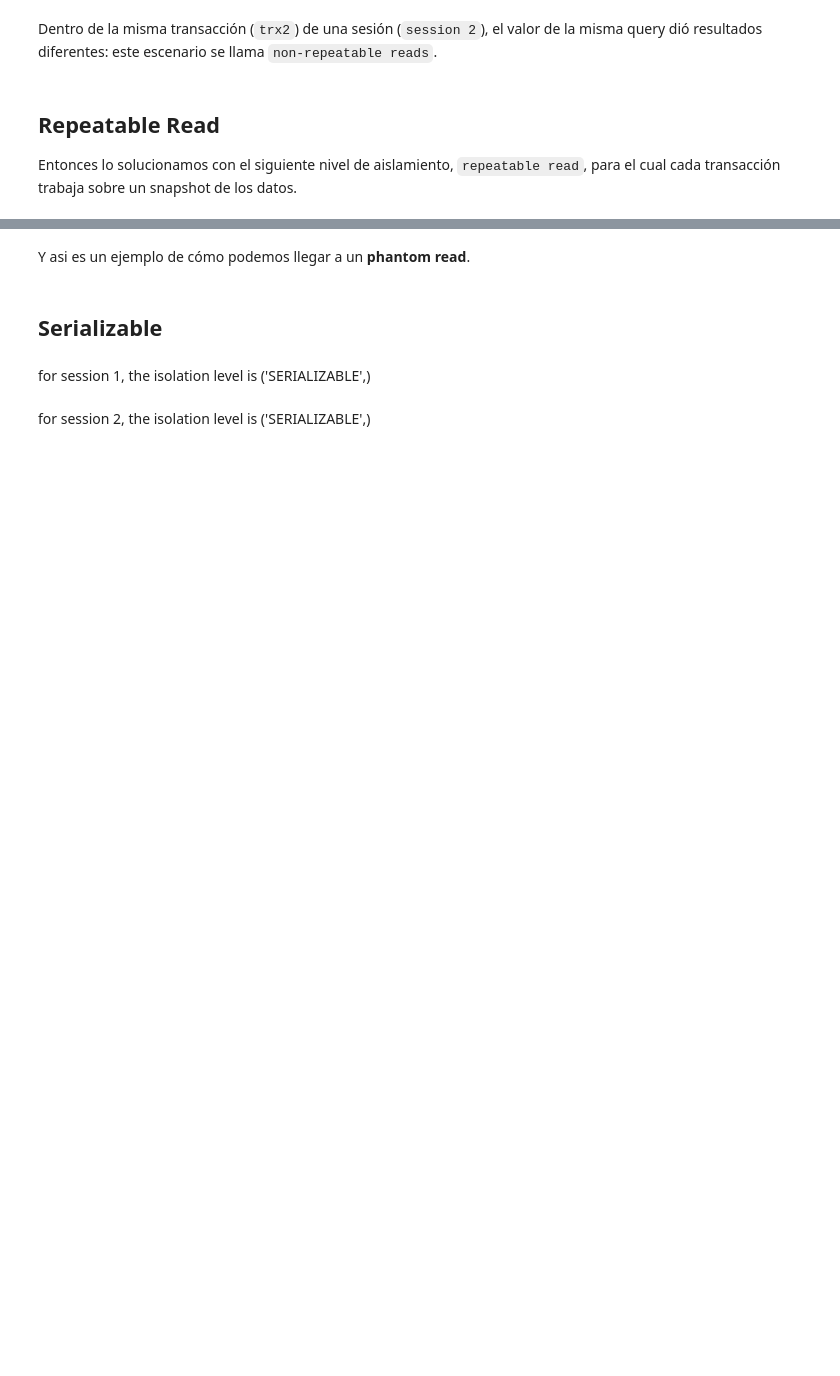
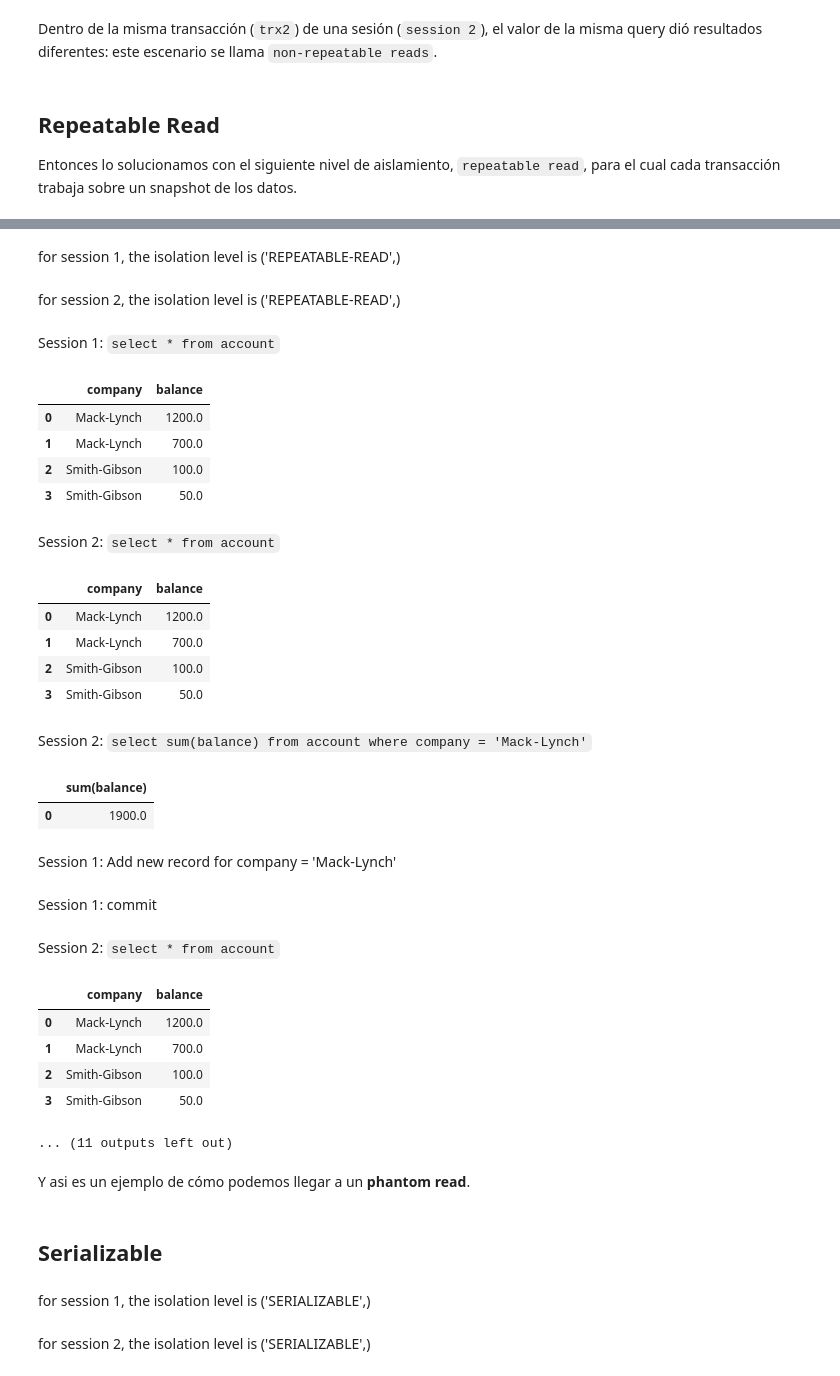
Before and after one commit to UTDT-TD7/practicas, a Jupyter notebook: practica_trx/notebooks/Práctica.ipynb, the cells around one changed output, grey strips where cells are left out. Saved outputs shown, nothing was run; the diff lists cells and outputs as text; code cells hidden in the pictures; blank space fills up the shorter version.

```diff
--- a/practica_trx/notebooks/Práctica.ipynb
+++ b/practica_trx/notebooks/Práctica.ipynb
@@ -406,3 +347,79 @@ Session 1: commit
+# %%
+conn1 = mysql.connect().execution_options(
+    isolation_level="REPEATABLE READ"
+)
+conn2 = mysql.connect().execution_options(
+    isolation_level="REPEATABLE READ"
+)
+
+trx1 = conn1.begin()
+trx2 = conn2.begin()
+
+display_md(f"for session 1, the isolation level is {conn1.execute(text('SELECT @@transaction_ISOLATION')).fetchone()}")
+display_md(f"for session 2, the isolation level is {conn2.execute(text('SELECT @@transaction_ISOLATION')).fetchone()}")
+
+display_md("Session 1: `select * from account`")
+display(pd.read_sql("select * from account", conn1))
+
+display_md("Session 2: `select * from account`")
+display(pd.read_sql("select * from account", conn2))
+
+display_md(f"Session 2: `select sum(balance) from account where company = '{company_a}'`")
+display(pd.read_sql("select sum(balance) from account where company = %(company_a)s", conn2, params={"company_a":company_a}))
+
+display_md(f"Session 1: Add new record for company = '{company_a}'")
+conn1.execute(text("insert into account (company, balance) values (:company_a, 100)"), parameters={"company_a":company_a})
+
+display_md("Session 1: commit")
+trx1.commit()
+
+display_md("Session 2: `select * from account`")
+display(pd.read_sql("select * from account", conn2))
+
+display_md(f"Session 2: `select * from account where company = '{company_a}'`")
+display(pd.read_sql("select * from account where company = %(company_a)s", conn2, params={"company_a":company_a}))
+
+display_md(f"Session 2: `select sum(balance) from account where company = '{company_a}'`")
+display(pd.read_sql("select sum(balance) from account where company = %(company_a)s", conn2, params={"company_a":company_a}))
+
+display_md(f"Session 2: `update` balance where `company = '{company_a}'`")
+conn2.execute(text("update account set balance = balance + 100 where company = :company_a"), parameters={"company_a": company_a})
+
+display_md("Session 2: `select * from account`")
+display(pd.read_sql("select * from account", conn2))
+
+display_md(f"Session 2: `select * from account where company = '{company_a}'`")
+display(pd.read_sql("select * from account where company = %(company_a)s", conn2, params={"company_a":company_a}))
+
+display_md(f"Session 2: `select sum(balance) from account where company = '{company_a}'`")
+display(pd.read_sql("select sum(balance) from account where company = %(company_a)s", conn2, params={"company_a":company_a}))
+# %% [output]
+for session 1, the isolation level is ('REPEATABLE-READ',)
+for session 2, the isolation level is ('REPEATABLE-READ',)
+Session 1: `select * from account`
+|  | company | balance |
+| 0 | Mack-Lynch | 1200.0 |
+| 1 | Mack-Lynch | 700.0 |
+| 2 | Smith-Gibson | 100.0 |
+| 3 | Smith-Gibson | 50.0 |
+Session 2: `select * from account`
+|  | company | balance |
+| 0 | Mack-Lynch | 1200.0 |
+| 1 | Mack-Lynch | 700.0 |
+| 2 | Smith-Gibson | 100.0 |
+| 3 | Smith-Gibson | 50.0 |
+Session 2: `select sum(balance) from account where company = 'Mack-Lynch'`
+|  | sum(balance) |
+| 0 | 1900.0 |
+Session 1: Add new record for company = 'Mack-Lynch'
+Session 1: commit
+Session 2: `select * from account`
+|  | company | balance |
+| 0 | Mack-Lynch | 1200.0 |
+| 1 | Mack-Lynch | 700.0 |
+| 2 | Smith-Gibson | 100.0 |
+| 3 | Smith-Gibson | 50.0 |
+... (11 outputs left out)
 # %% [markdown]
 Y asi es un ejemplo de cómo podemos llegar a un **phantom read**.
 # %% [markdown]
```
Also changed, not shown: parts of 44 cells of this notebook.
